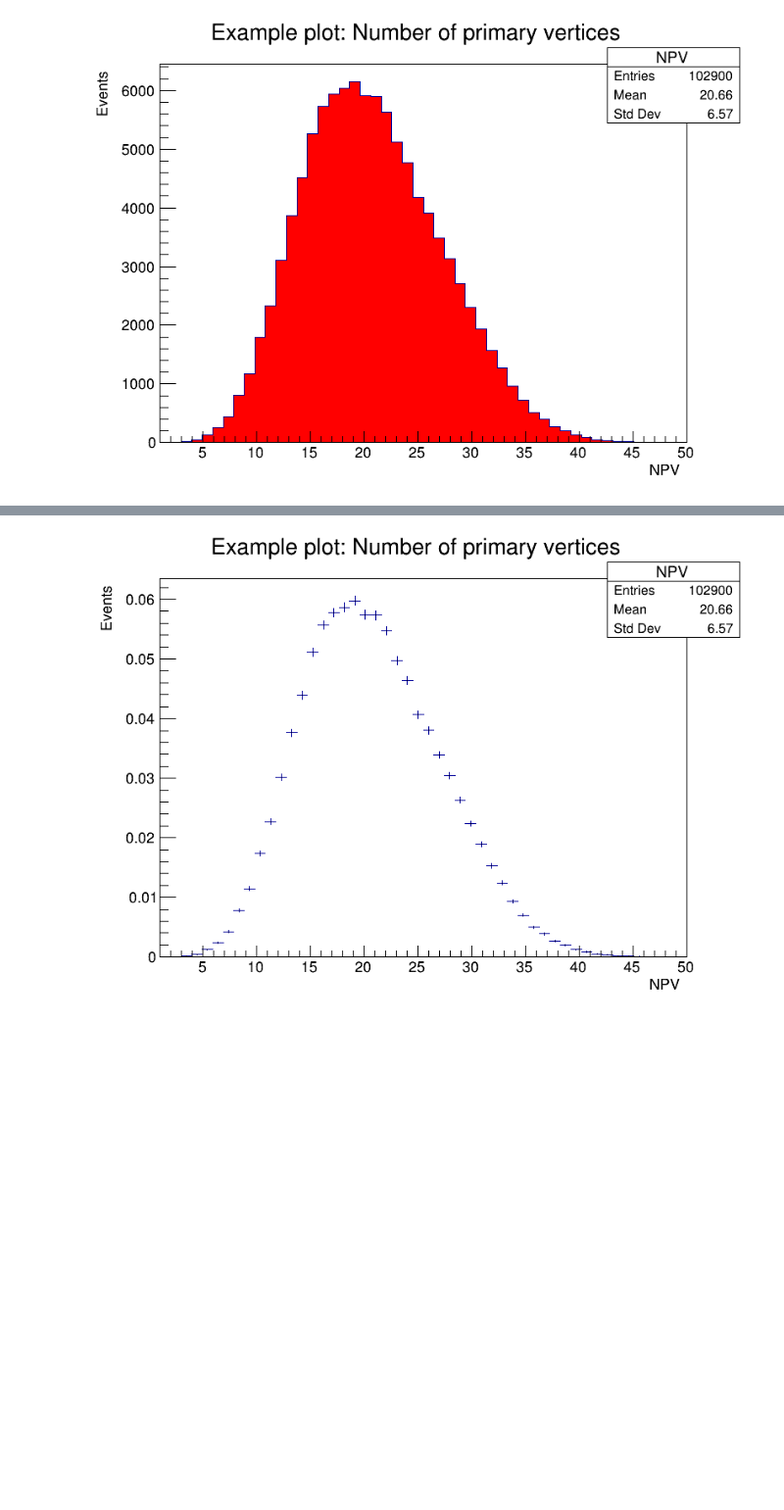
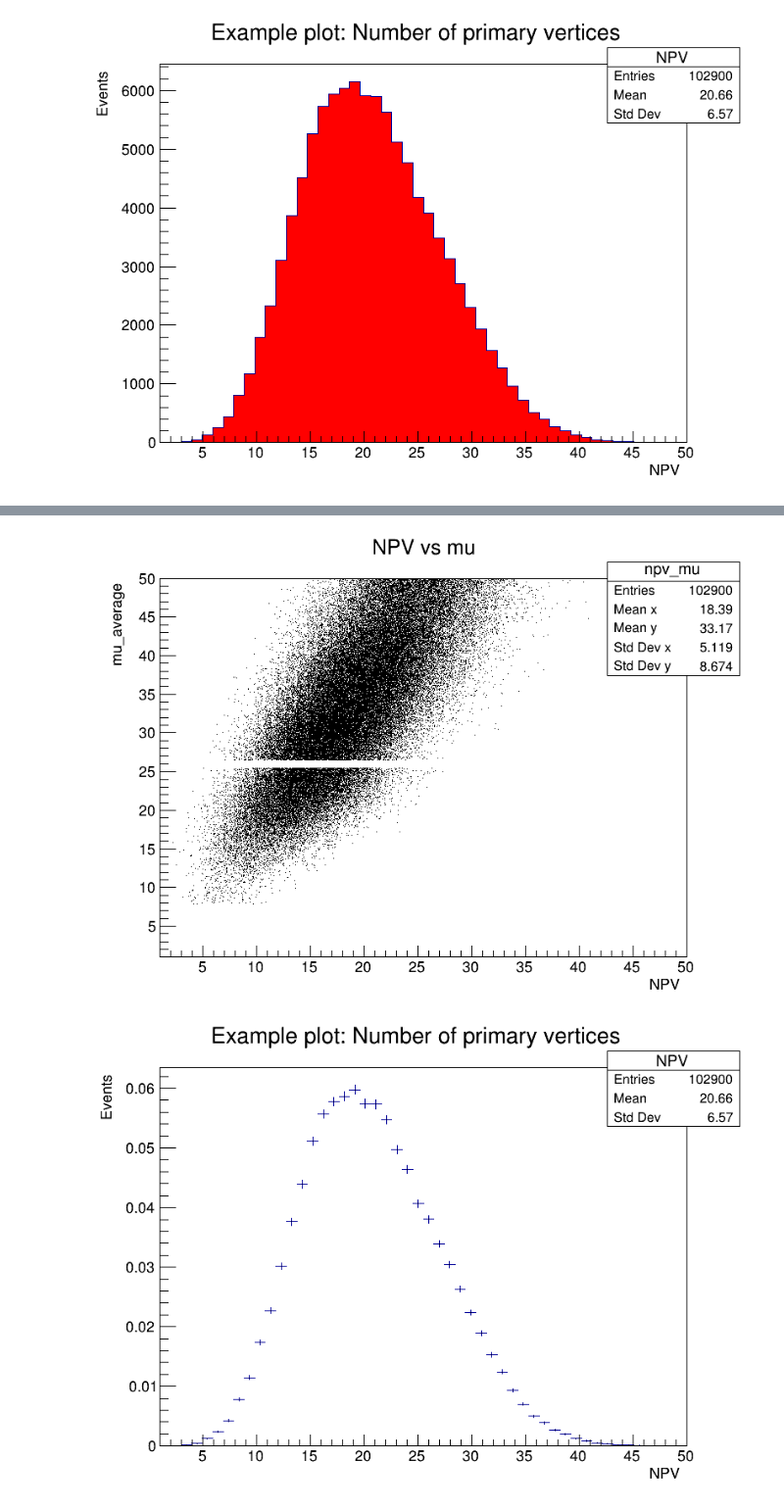
Before and after one commit to ljcaviedesb/TemasExperimental, a Jupyter notebook: Tracks_Clusters_cpp.ipynb, the cells around one changed output, grey strips where cells are left out. Shown at 98% size. Saved outputs shown, nothing was run; the diff lists cells and outputs as text; code cells hidden in the pictures; blank space fills up the shorter version.

```diff
--- a/Tracks_Clusters_cpp.ipynb
+++ b/Tracks_Clusters_cpp.ipynb
@@ -86,0 +108,7 @@ hist_npv->SetFillColor(2);
+# %%
+// Variable npv vs mu_average
+hist_npv_mu->SetFillColor(kRed);
+hist_npv_mu->Draw();
+canvas->Draw();
+# %% [output]
+[figure, added]
```
Also changed, not shown: parts of 21 cells of this notebook.
